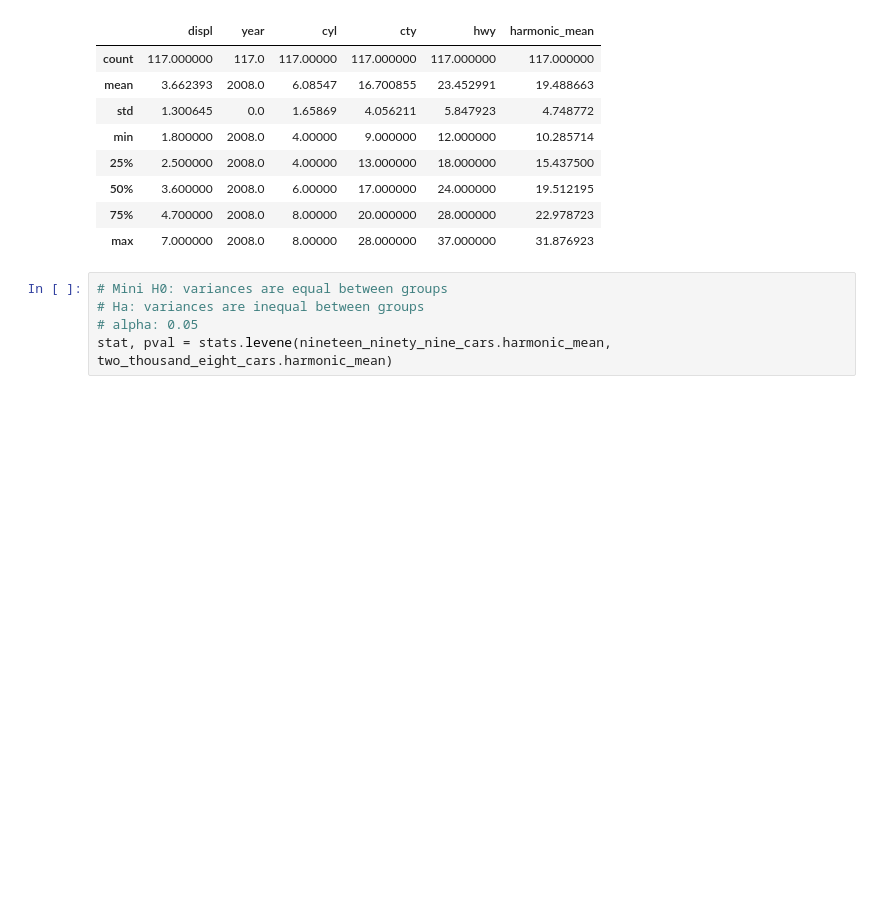
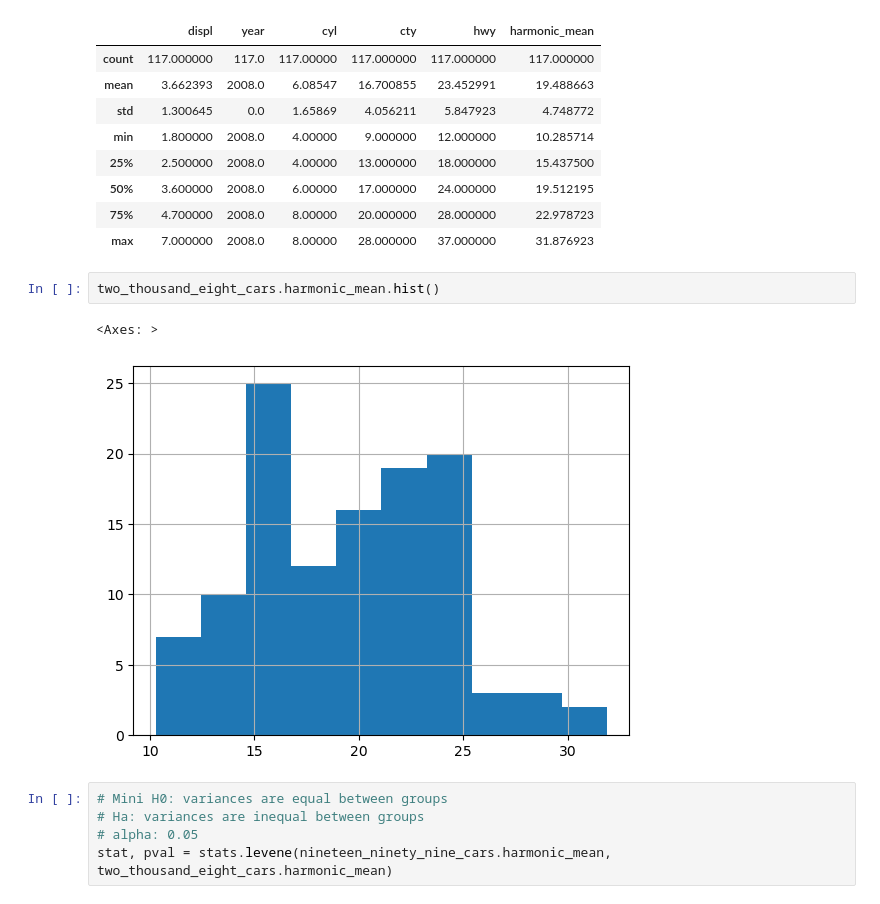
Before and after one commit to Alfred-W-S-Pirovits-Jr/statistics-exercises, a Jupyter notebook: hypothesis_testing.ipynb, the cells around one changed output. Cells and saved outputs as stored; diff of their text form; blank space fills up the shorter version.

```diff
--- a/hypothesis_testing.ipynb
+++ b/hypothesis_testing.ipynb
@@ -115,6 +150,11 @@ two_thousand_eight_cars.describe()
 | 50% | 3.600000 | 2008.0 | 6.00000 | 17.000000 | 24.000000 | 19.512195 |
 | 75% | 4.700000 | 2008.0 | 8.00000 | 20.000000 | 28.000000 | 22.978723 |
 | max | 7.000000 | 2008.0 | 8.00000 | 28.000000 | 37.000000 | 31.876923 |
+# %%
+two_thousand_eight_cars.harmonic_mean.hist()
+# %% [output]
+<Axes: >
+[figure, added]
 # %%
 # Mini H0: variances are equal between groups
 # Ha: variances are inequal between groups
```
Also changed, not shown: parts of 20 cells of this notebook.
